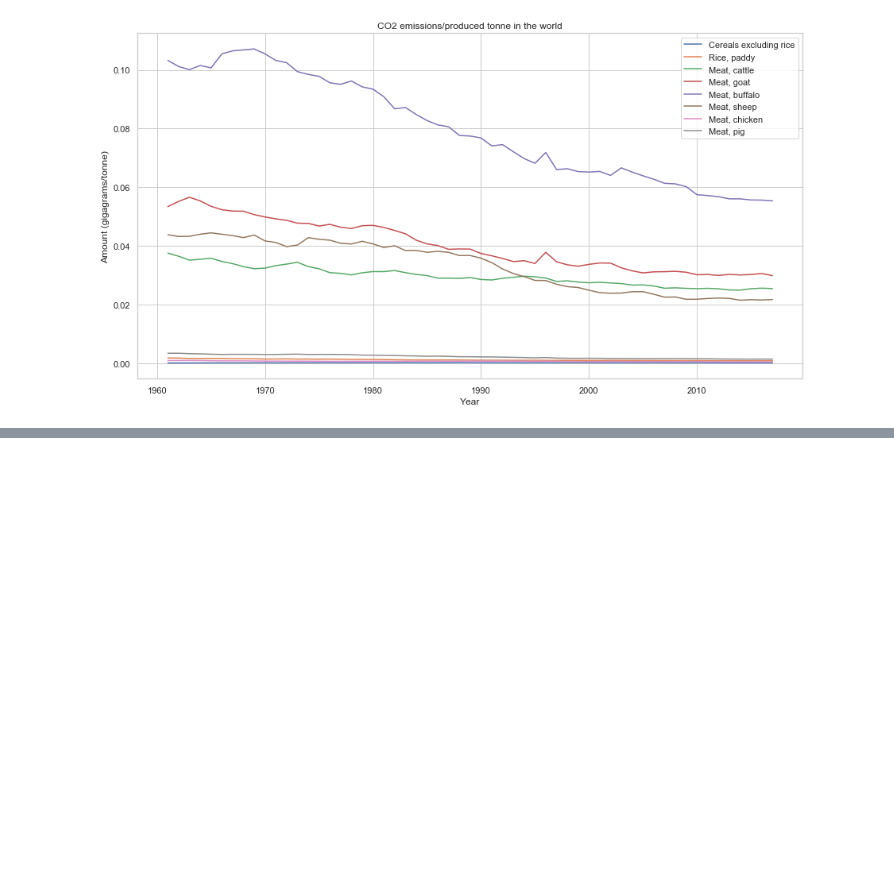
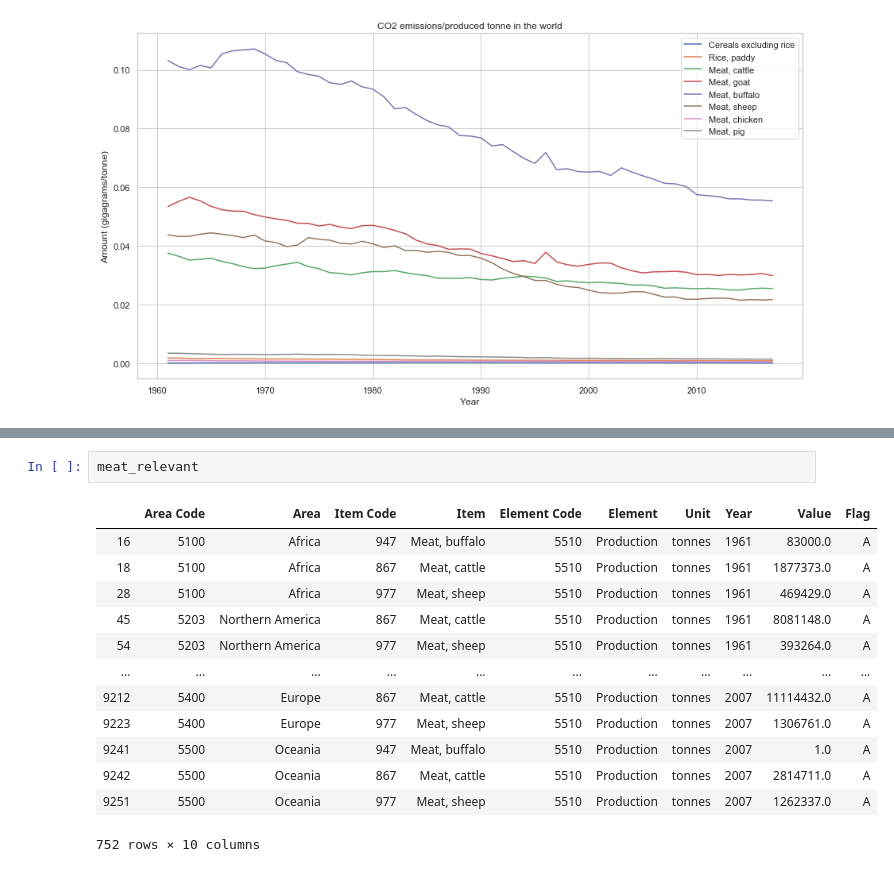
Before and after one commit to theodorhusefest/ADA-2019-project1-sovellettu-tiedon-analysoint, a Jupyter notebook: milestone_3.ipynb, the cells around one changed output, grey strips where cells are left out. Cells and saved outputs as stored; diff of their text form; blank space fills up the shorter version.

```diff
--- a/milestone_3.ipynb
+++ b/milestone_3.ipynb
@@ -337,0 +405,16 @@ As we can see we are producing meat in a more sustainable way nowadays compared
+# %%
+meat_relevant
+# %% [output]
+|  | Area Code | Area | Item Code | Item | Element Code | Element | Unit | Year | Value | Flag |
+| 16 | 5100 | Africa | 947 | Meat, buffalo | 5510 | Production | tonnes | 1961 | 83000.0 | A |
+| 18 | 5100 | Africa | 867 | Meat, cattle | 5510 | Production | tonnes | 1961 | 1877373.0 | A |
+| 28 | 5100 | Africa | 977 | Meat, sheep | 5510 | Production | tonnes | 1961 | 469429.0 | A |
+| 45 | 5203 | Northern America | 867 | Meat, cattle | 5510 | Production | tonnes | 1961 | 8081148.0 | A |
+| 54 | 5203 | Northern America | 977 | Meat, sheep | 5510 | Production | tonnes | 1961 | 393264.0 | A |
+| ... | ... | ... | ... | ... | ... | ... | ... | ... | ... | ... |
+| 9212 | 5400 | Europe | 867 | Meat, cattle | 5510 | Production | tonnes | 2007 | 11114432.0 | A |
+| 9223 | 5400 | Europe | 977 | Meat, sheep | 5510 | Production | tonnes | 2007 | 1306761.0 | A |
+| 9241 | 5500 | Oceania | 947 | Meat, buffalo | 5510 | Production | tonnes | 2007 | 1.0 | A |
+| 9242 | 5500 | Oceania | 867 | Meat, cattle | 5510 | Production | tonnes | 2007 | 2814711.0 | A |
+| 9251 | 5500 | Oceania | 977 | Meat, sheep | 5510 | Production | tonnes | 2007 | 1262337.0 | A |
+752 rows × 10 columns
```
Also changed, not shown: parts of 9 cells of this notebook.
